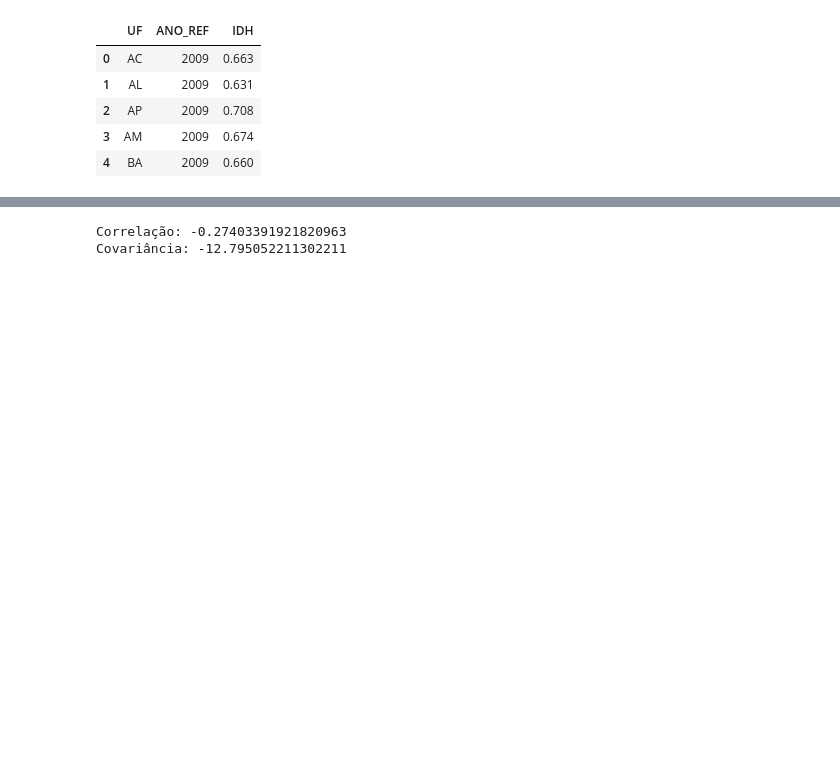
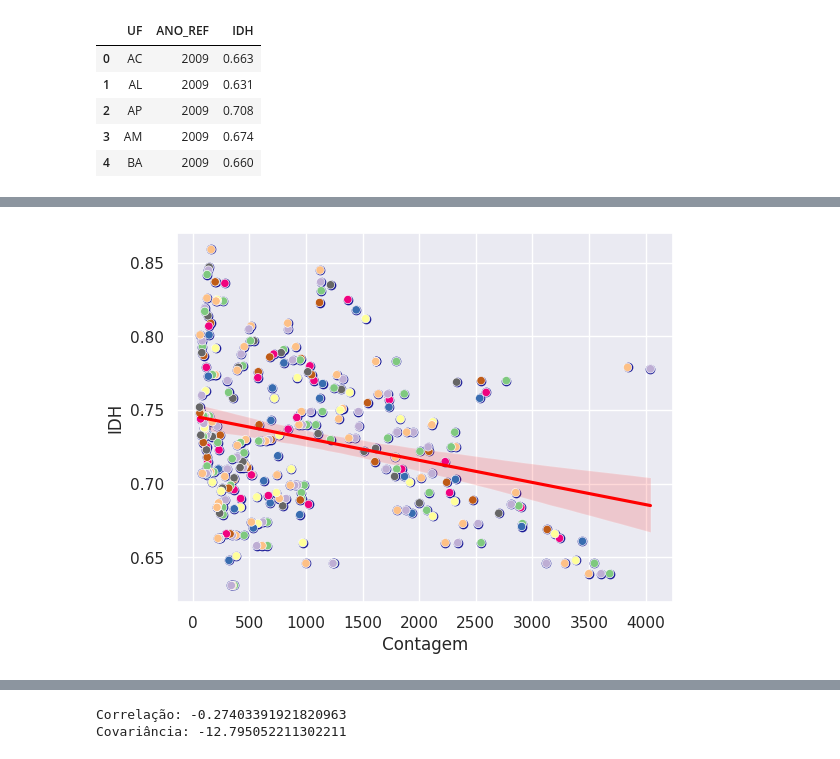
Before and after one commit to datasci4health/projects2023, a Jupyter notebook: hans_project/notebooks/EDA_Hans.ipynb, the cells around one changed output, grey strips where cells are left out. Cells and saved outputs as stored; diff of their text form; code cells hidden in the pictures; blank space fills up the shorter version.

```diff
--- a/hans_project/notebooks/EDA_Hans.ipynb
+++ b/hans_project/notebooks/EDA_Hans.ipynb
@@ -203,0 +194,6 @@ plt.show()
+# %%
+ax = sns.regplot(x='Contagem', y='IDH', data=df_hans_idh, color='darkblue', line_kws={'color': 'red'})
+sns.scatterplot(x='Contagem', y='IDH', data=df_hans_idh, hue="ANO_REF", palette='Accent', ax=ax, legend=False)
+plt.savefig('../assets/graficos/graficos_caso_idh_year_hue.png')
+# %% [output]
+[figure, added]
```
Also changed, not shown: parts of 12 cells of this notebook, 7 other files.
